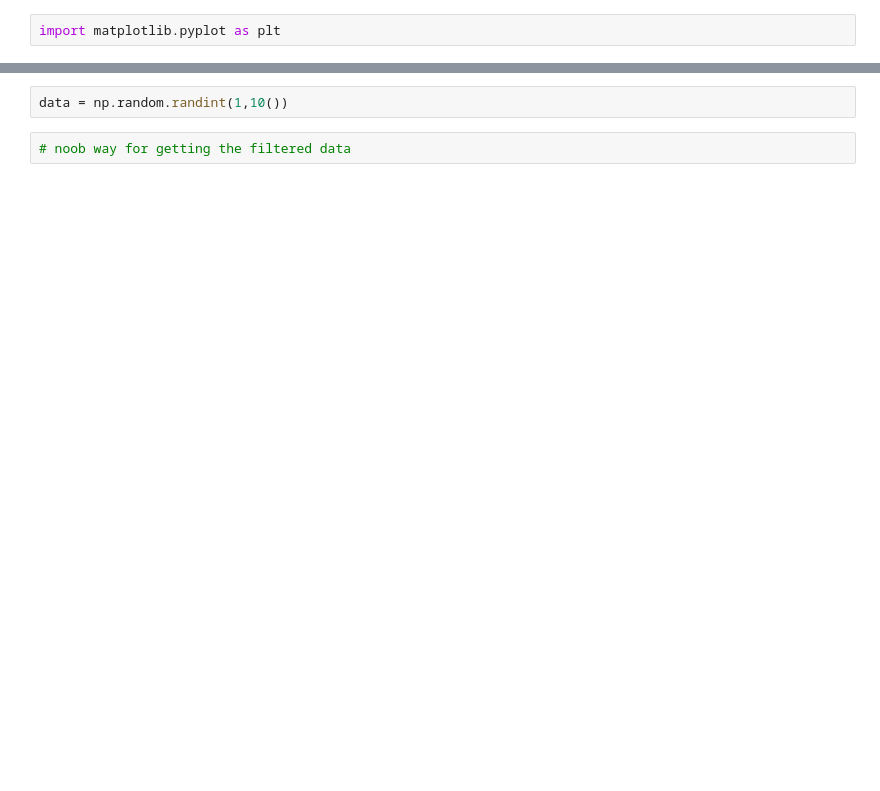
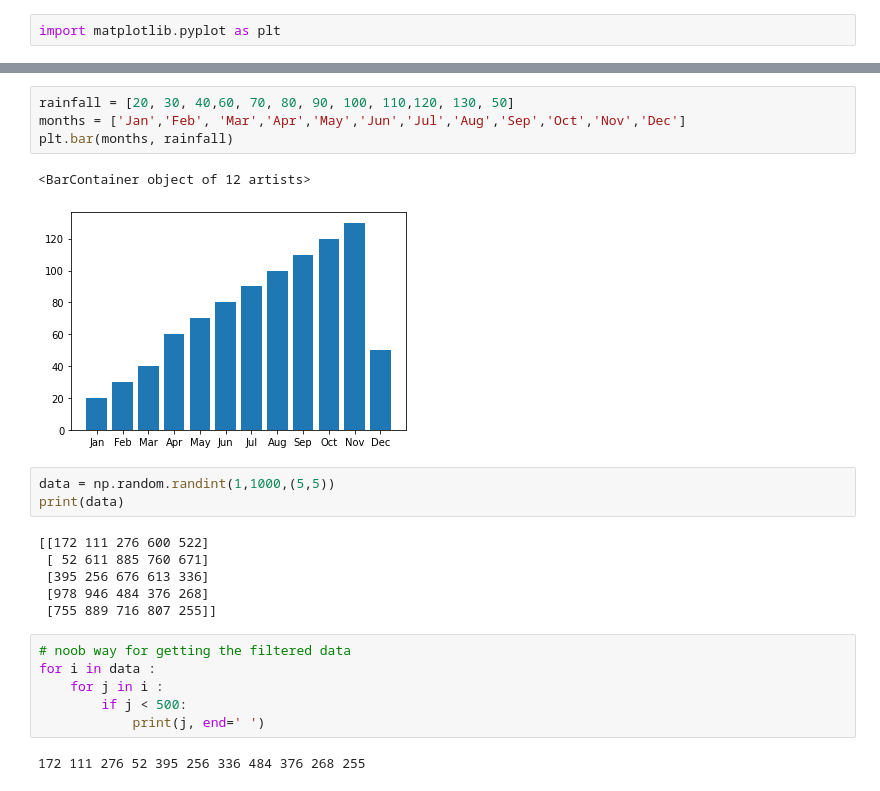
Before and after one commit to Manisha032/Python-Basic, a Jupyter notebook: data_analytics/numpy_basic.ipynb, the cells around one changed output, grey strips where cells are left out. Cells and saved outputs as stored; diff of their text form; blank space fills up the shorter version.

```diff
--- a/data_analytics/numpy_basic.ipynb
+++ b/data_analytics/numpy_basic.ipynb
@@ -220,8 +219,28 @@ plt.plot(t,x, 'ro')
 plt.show()
 # %% [output]
 [figure]
+# %%
+rainfall = [20, 30, 40,60, 70, 80, 90, 100, 110,120, 130, 50]
+months = ['Jan','Feb', 'Mar','Apr','May','Jun','Jul','Aug','Sep','Oct','Nov','Dec']
+plt.bar(months, rainfall)
+# %% [output]
+<BarContainer object of 12 artists>
+[figure, added]
 # %%
-data = np.random.randint(1,10())
+data = np.random.randint(1,1000,(5,5))
+print(data)
+# %% [output]
+[[172 111 276 600 522]
+ [ 52 611 885 760 671]
+ [395 256 676 613 336]
+ [978 946 484 376 268]
+ [755 889 716 807 255]]
 # %%
 # noob way for getting the filtered data
+for i in data :
+    for j in i :
+        if j < 500:
+            print(j, end=' ')
+# %% [output]
+172 111 276 52 395 256 336 484 376 268 255
 # %%
```
Also changed, not shown: parts of 8 cells of this notebook.
